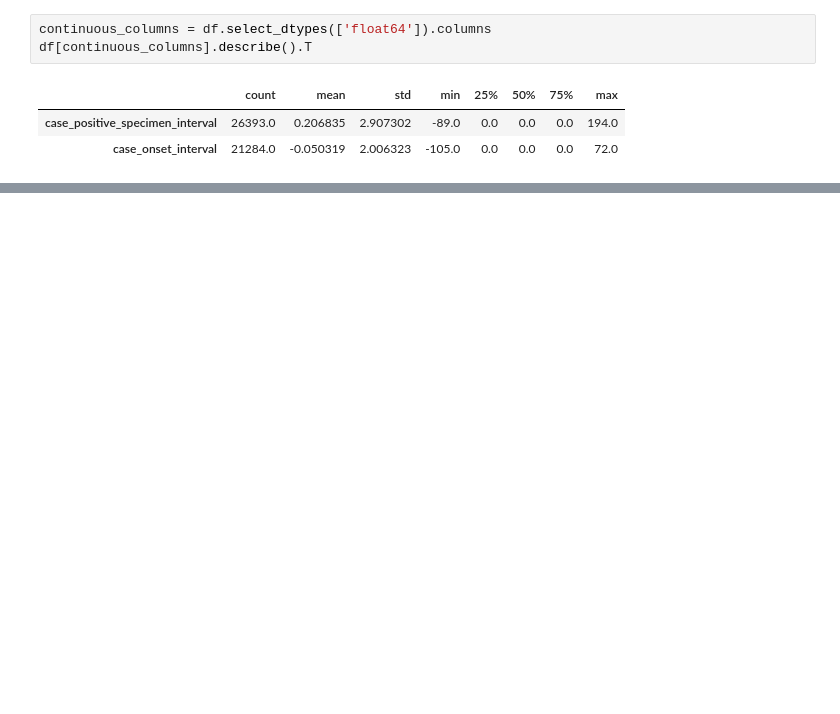
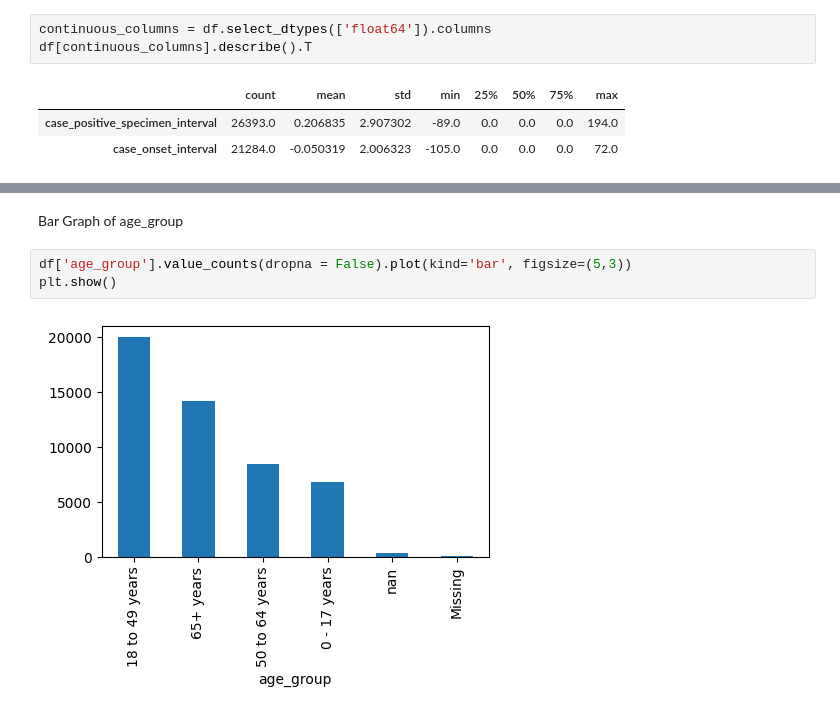
Before and after one commit to Southwick-Adam/CovidDataAnalysis, a Jupyter notebook: 2023-Homework1-Notebook.ipynb, the cells around one changed output, grey strips where cells are left out. Drawn from its saved outputs; the diff is of its cells as text; blank space fills up the shorter version.

```diff
--- a/2023-Homework1-Notebook.ipynb
+++ b/2023-Homework1-Notebook.ipynb
@@ -249,0 +354,7 @@ for col in category_columns:
+# %% [markdown]
+Bar Graph of age_group
+# %%
+df['age_group'].value_counts(dropna = False).plot(kind='bar', figsize=(5,3))
+plt.show()
+# %% [output]
+[figure, added]
```
Also changed, not shown: parts of 70 cells of this notebook, 12 other files.
